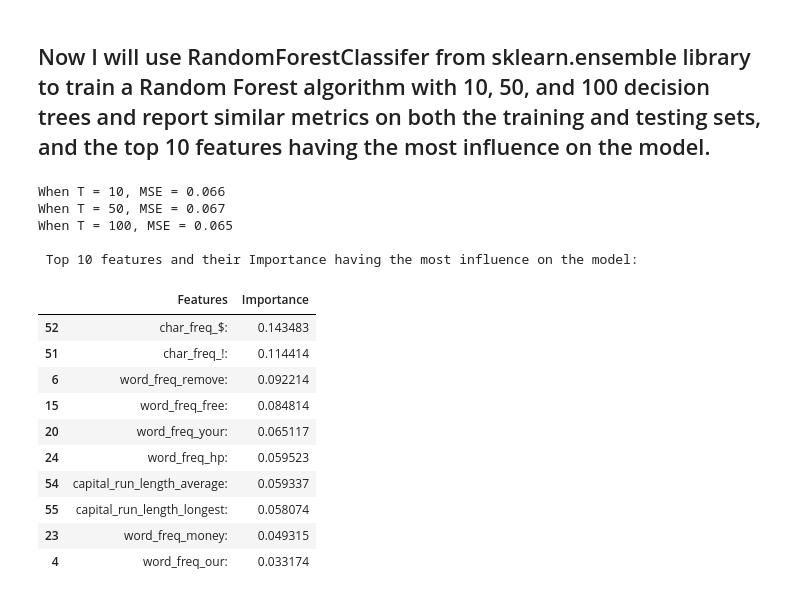
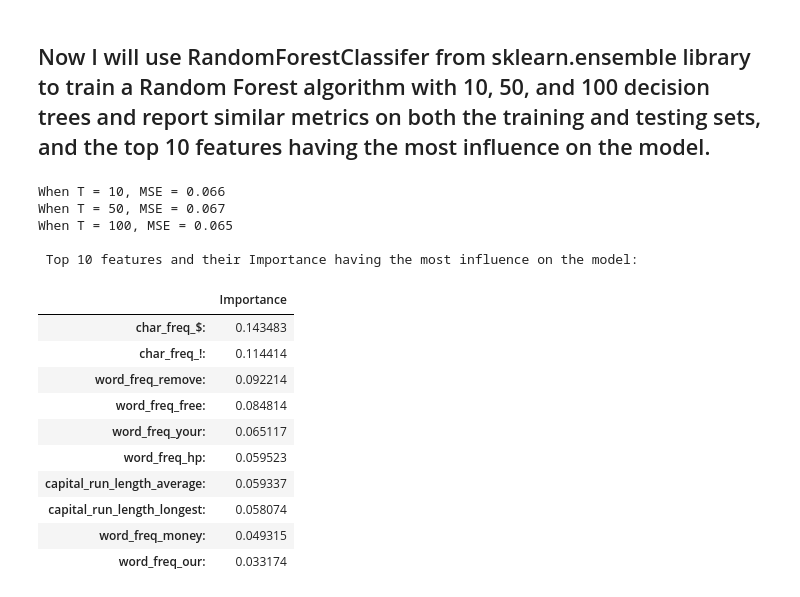
Before and after one commit to rebecca-weiss/Spam-prediction, a Jupyter notebook: spambase.ipynb, the cells around one changed output. Drawn from its saved outputs; the diff is of its cells as text; code cells hidden in the pictures.

```diff
--- a/spambase.ipynb
+++ b/spambase.ipynb
@@ -216,33 +216,38 @@ Accuracy:  92.94245385450597 %
 # %%
 
 T = [10, 50, 100]
 
 for num_trees in T:
     rf = RandomForestClassifier(max_depth=6, random_state=123, n_estimators=num_trees)
     modelrf = rf.fit(X_train, y_train)
     ypred = modelrf.predict(X_test)
     mse = mean_squared_error(ypred, y_test)
     print('When T = {}, MSE = {:.3f}'.format(num_trees, mse))
 
 # Create dataframe for top 10 features:
-top = pd.DataFrame({'Features': X_train.columns, 'Importance': modelrf.feature_importances_}, columns=['Features', 'Importance']).sort_values('Importance', ascending=False)
+top = pd.DataFrame({'Features': X_train.columns, 'Importance': modelrf.feature_importances_}, columns=['Features', 'Importance']).sort_values('Importance', ascending=False, axis=0)
 
 print("\n Top 10 features and their Importance having the most influence on the model:")
 top[:10]
+
+# get most important features and print them
+top_df = pd.DataFrame({'Importance': modelrf.feature_importances_}, index=X_train.columns).sort_values('Importance', ascending=False, axis=0)
+top_df = top_df[:10]
+top_df
 # %% [output]
 When T = 10, MSE = 0.066
 When T = 50, MSE = 0.067
 When T = 100, MSE = 0.065
 
  Top 10 features and their Importance having the most influence on the model:
-|  | Features | Importance |
-| 52 | char_freq_$: | 0.143483 |
-| 51 | char_freq_!: | 0.114414 |
-| 6 | word_freq_remove: | 0.092214 |
-| 15 | word_freq_free: | 0.084814 |
-| 20 | word_freq_your: | 0.065117 |
-| 24 | word_freq_hp: | 0.059523 |
-| 54 | capital_run_length_average: | 0.059337 |
-| 55 | capital_run_length_longest: | 0.058074 |
-| 23 | word_freq_money: | 0.049315 |
-| 4 | word_freq_our: | 0.033174 |
+|  | Importance |
+| char_freq_$: | 0.143483 |
+| char_freq_!: | 0.114414 |
+| word_freq_remove: | 0.092214 |
+| word_freq_free: | 0.084814 |
+| word_freq_your: | 0.065117 |
+| word_freq_hp: | 0.059523 |
+| capital_run_length_average: | 0.059337 |
+| capital_run_length_longest: | 0.058074 |
+| word_freq_money: | 0.049315 |
+| word_freq_our: | 0.033174 |
```
Also changed, not shown: parts of 2 cells of this notebook.
